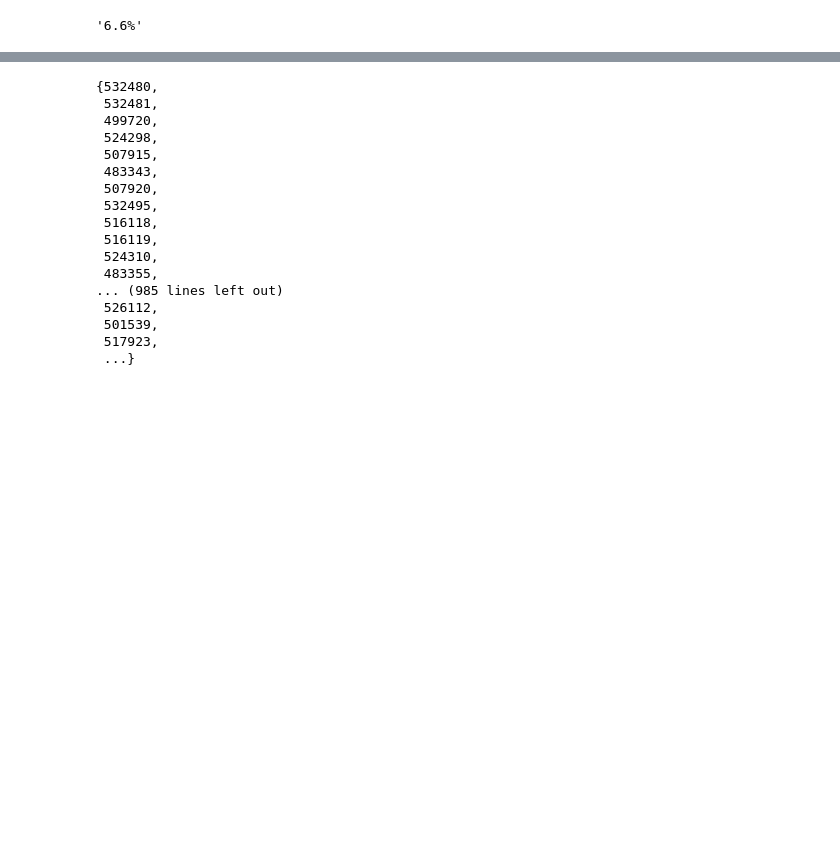
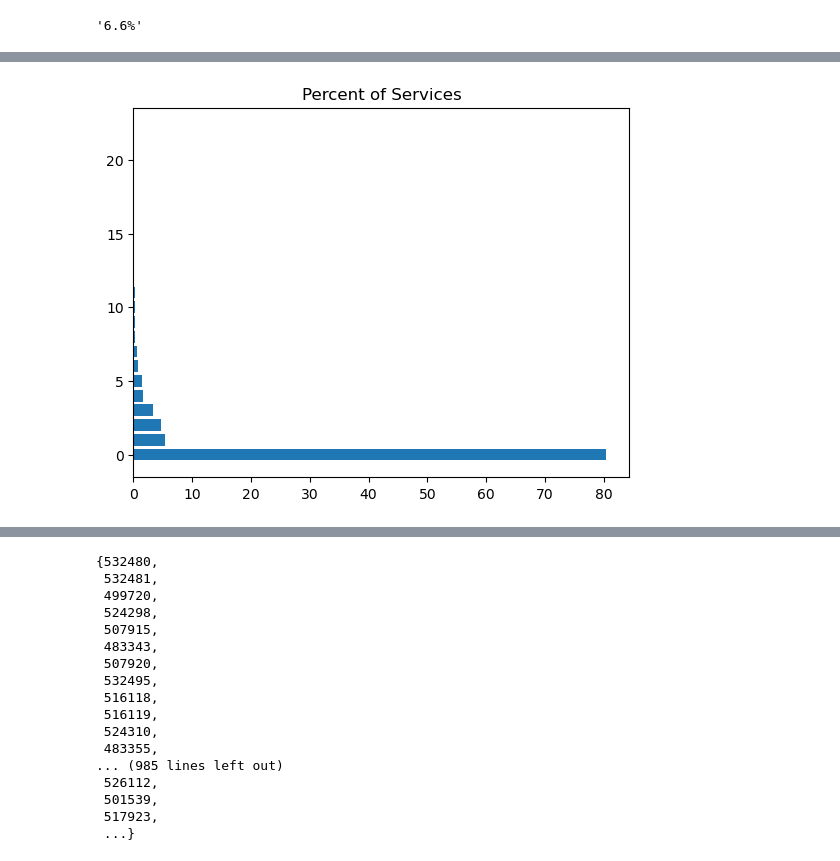
Before and after one commit to NSS-Data-Analytics-Cohort-8/teis_da8_1-dadboddenims, a Jupyter notebook: notebook/Partner2.ipynb, the cells around one changed output, grey strips where cells are left out. Cells and saved outputs as stored; diff of their text form; code cells hidden in the pictures; blank space fills up the shorter version.

Commit message:
Working on charts

```diff
--- a/notebook/Partner2.ipynb
+++ b/notebook/Partner2.ipynb
@@ -457,0 +385,4 @@ plt.show()
+# %%
+COUNT_SER = serd['Service Name'].value_counts(normalize=True)*100
+# %%
+COUNT_SER = COUNT_SER.reset_index()
@@ -457,0 +409,4 @@ plt.show()
+# %%
+COUNT_SER.rename(columns={COUNT_SER.columns[2]: 'service_percent'},inplace=True)
+# %%
+COUNT_SER.rename(columns={COUNT_SER.columns[1]: 'service_name'},inplace=True)
@@ -457,0 +460,7 @@ plt.show()
+# %%
+plt.barh(y=COUNT_SER.index, width=COUNT_SER.service_name);
+
+
+plt.title('Percent of Services');
+# %% [output]
+[figure, added]
```
Also changed, not shown: parts of 11 cells of this notebook.
